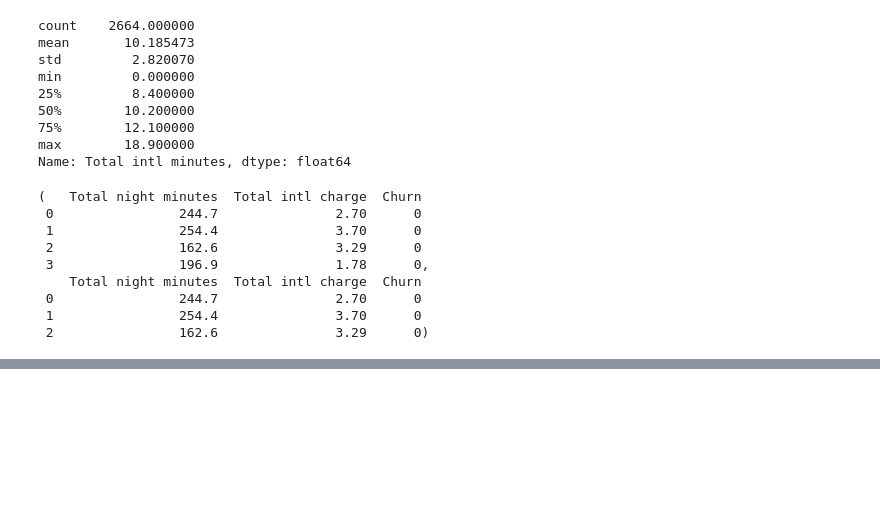
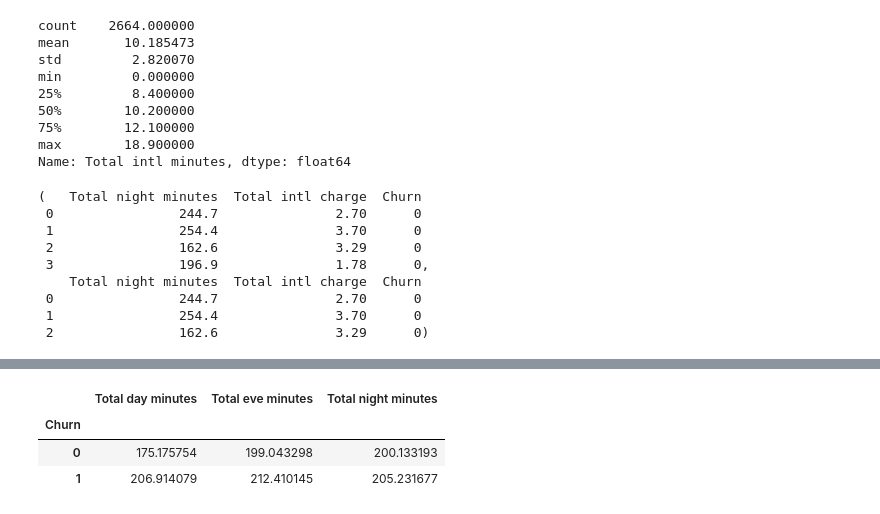
Before and after one commit to pb319/Exploring_EDA, a Jupyter notebook: practice1.ipynb, the cells around one changed output, grey strips where cells are left out. Drawn from its saved outputs; the diff is of its cells as text; code cells hidden in the pictures; blank space fills up the shorter version.

Commit message:
Groupby

```diff
--- a/practice1.ipynb
+++ b/practice1.ipynb
@@ -225,0 +275,9 @@ df.loc[:3,['Total night minutes','Total intl charge', 'Churn']], df.iloc[:3,[-8,
+# %%
+#Grouping
+column= ["Total day minutes", "Total eve minutes", "Total night minutes"]
+df.groupby(["Churn"])[column].mean()
+# %% [output]
+|  | Total day minutes | Total eve minutes | Total night minutes |
+| Churn |  |  |  |
+| 0 | 175.175754 | 199.043298 | 200.133193 |
+| 1 | 206.914079 | 212.410145 | 205.231677 |
```
Also changed, not shown: parts of 4 cells of this notebook.
